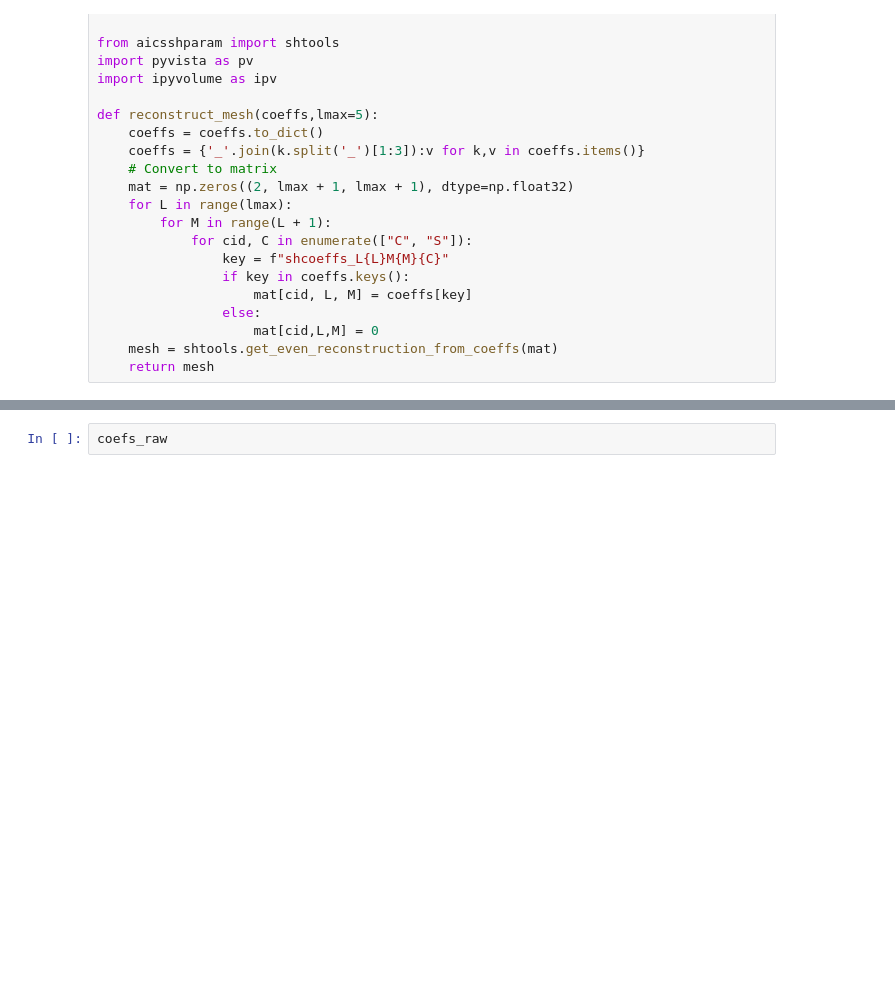
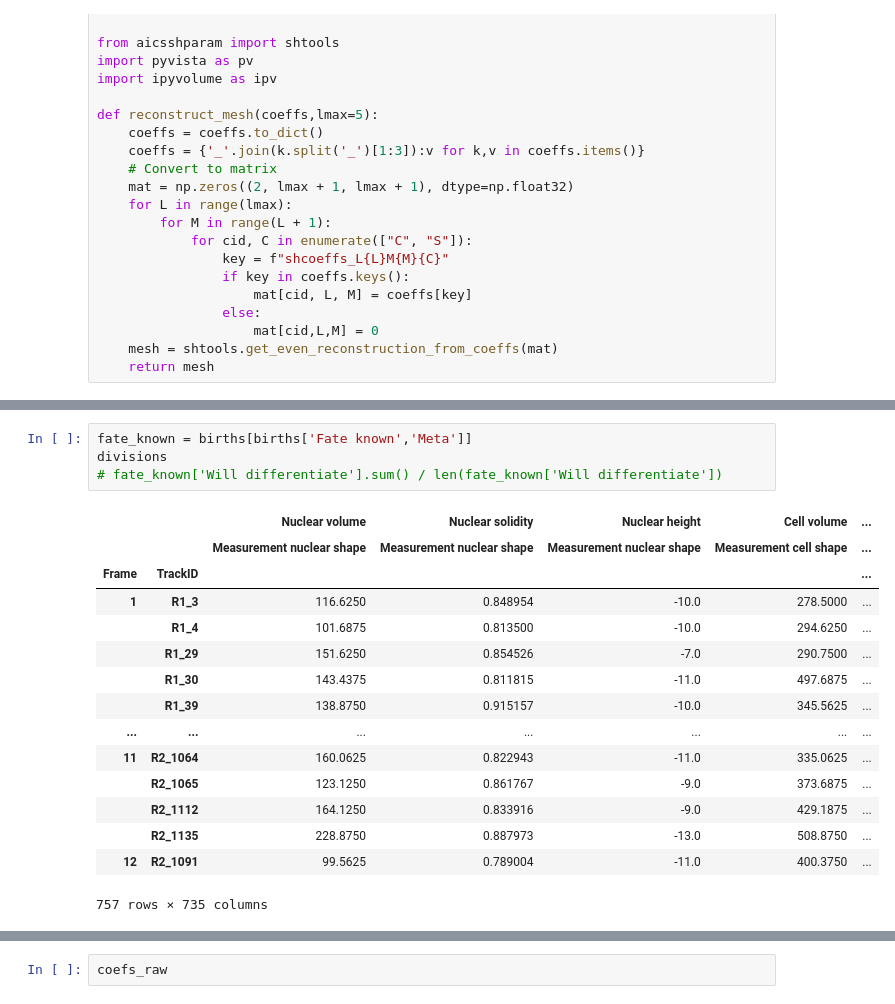
Before and after one commit to xies/mouse_skin_size_control, a Jupyter notebook: 2025_lineage_analysis/prediction_model_notebooks/visualize_PCAs.ipynb, the cells around one changed output, grey strips where cells are left out. Saved outputs shown, nothing was run; the diff lists cells and outputs as text; blank space fills up the shorter version.

```diff
--- a/2025_lineage_analysis/prediction_model_notebooks/visualize_PCAs.ipynb
+++ b/2025_lineage_analysis/prediction_model_notebooks/visualize_PCAs.ipynb
@@ -33,3 +56,23 @@ def reconstruct_mesh(coeffs,lmax=5):
+# %%
+fate_known = births[births['Fate known','Meta']]
+divisions
+# fate_known['Will differentiate'].sum() / len(fate_known['Will differentiate'])
+# %% [output]
+|  |  | Nuclear volume | Nuclear solidity | Nuclear height | Cell volume | ... |
+|  |  | Measurement nuclear shape | Measurement nuclear shape | Measurement nuclear shape | Measurement cell shape | ... |
+| Frame | TrackID |  |  |  |  | ... |
+| 1 | R1_3 | 116.6250 | 0.848954 | -10.0 | 278.5000 | ... |
+|  | R1_4 | 101.6875 | 0.813500 | -10.0 | 294.6250 | ... |
+|  | R1_29 | 151.6250 | 0.854526 | -7.0 | 290.7500 | ... |
+|  | R1_30 | 143.4375 | 0.811815 | -11.0 | 497.6875 | ... |
+|  | R1_39 | 138.8750 | 0.915157 | -10.0 | 345.5625 | ... |
+| ... | ... | ... | ... | ... | ... | ... |
+| 11 | R2_1064 | 160.0625 | 0.822943 | -11.0 | 335.0625 | ... |
+|  | R2_1065 | 123.1250 | 0.861767 | -9.0 | 373.6875 | ... |
+|  | R2_1112 | 164.1250 | 0.833916 | -9.0 | 429.1875 | ... |
+|  | R2_1135 | 228.8750 | 0.887973 | -13.0 | 508.8750 | ... |
+| 12 | R2_1091 | 99.5625 | 0.789004 | -11.0 | 400.3750 | ... |
+757 rows × 735 columns
 # %%
 dataset_dir = '/Users/xies/Library/CloudStorage/OneDrive-Stanford/Skin/Mesa et al/Lineage models/Dataset pickles'
 figure_dir = '/Users/xies/Library/CloudStorage/OneDrive-Stanford/Skin/Mesa et al/Lineage models/Morphology differences'
```
Also changed, not shown: parts of 4 cells of this notebook, 5 other files.
